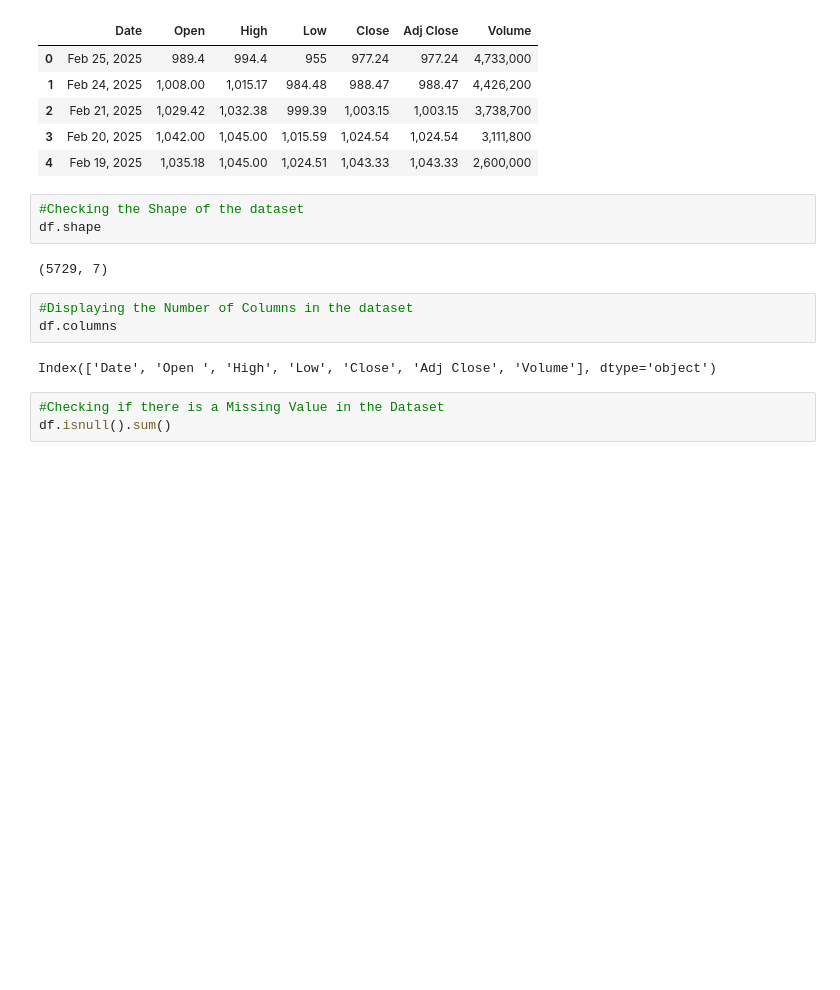
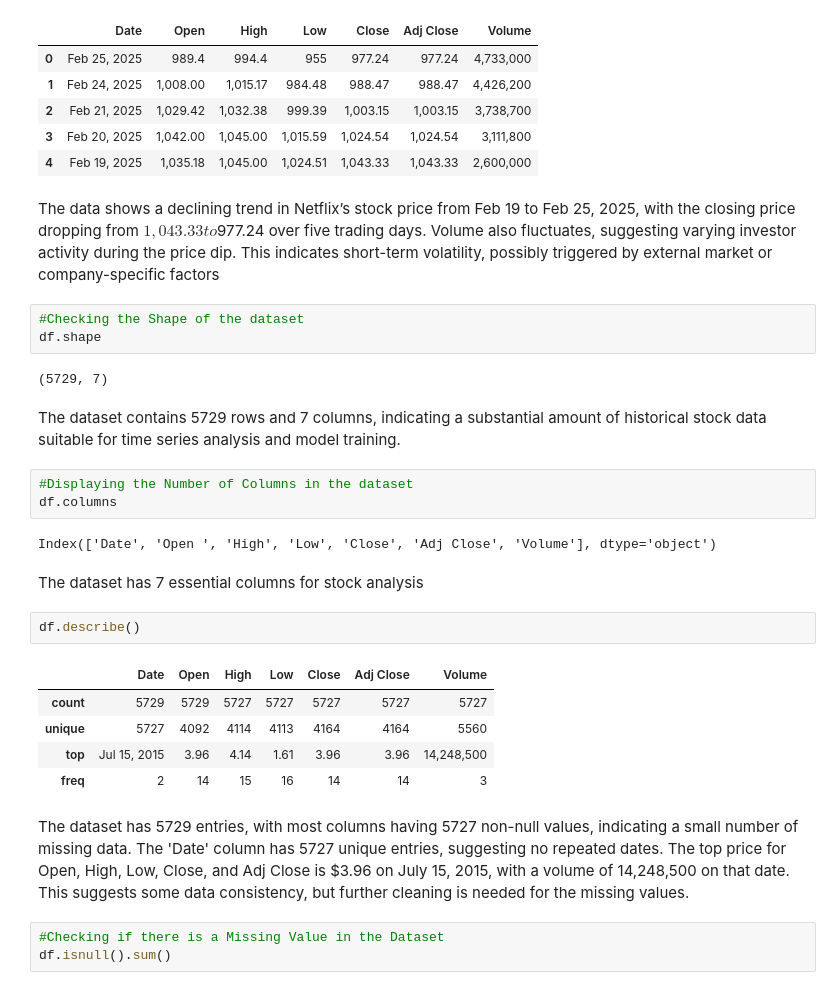
Before and after one commit to Ann-Tonina/Netflix-Stock-Price-Prediction, a Jupyter notebook: Stockprice.ipynb, the cells around one changed output. Cells and saved outputs as stored; diff of their text form; blank space fills up the shorter version.

Commit message:
Load and explore the dataset

```diff
--- a/Stockprice.ipynb
+++ b/Stockprice.ipynb
@@ -120,16 +122,32 @@ df.head()
 | 2 | Feb 21, 2025 | 1,029.42 | 1,032.38 | 999.39 | 1,003.15 | 1,003.15 | 3,738,700 |
 | 3 | Feb 20, 2025 | 1,042.00 | 1,045.00 | 1,015.59 | 1,024.54 | 1,024.54 | 3,111,800 |
 | 4 | Feb 19, 2025 | 1,035.18 | 1,045.00 | 1,024.51 | 1,043.33 | 1,043.33 | 2,600,000 |
+# %% [markdown]
+The data shows a declining trend in Netflix’s stock price from Feb 19 to Feb 25, 2025, with the closing price dropping from $1,043.33 to $977.24 over five trading days. Volume also fluctuates, suggesting varying investor activity during the price dip. This indicates short-term volatility, possibly triggered by external market or company-specific factors
 # %%
 #Checking the Shape of the dataset
 df.shape
 # %% [output]
 (5729, 7)
+# %% [markdown]
+The dataset contains 5729 rows and 7 columns, indicating a substantial amount of historical stock data suitable for time series analysis and model training.
 # %%
 #Displaying the Number of Columns in the dataset
 df.columns
 # %% [output]
 Index(['Date', 'Open ', 'High', 'Low', 'Close', 'Adj Close', 'Volume'], dtype='object')
+# %% [markdown]
+The dataset has 7 essential columns for stock analysis
+# %%
+df.describe()
+# %% [output]
+|  | Date | Open | High | Low | Close | Adj Close | Volume |
+| count | 5729 | 5729 | 5727 | 5727 | 5727 | 5727 | 5727 |
+| unique | 5727 | 4092 | 4114 | 4113 | 4164 | 4164 | 5560 |
+| top | Jul 15, 2015 | 3.96 | 4.14 | 1.61 | 3.96 | 3.96 | 14,248,500 |
+| freq | 2 | 14 | 15 | 16 | 14 | 14 | 3 |
+# %% [markdown]
+The dataset has 5729 entries, with most columns having 5727 non-null values, indicating a small number of missing data. The 'Date' column has 5727 unique entries, suggesting no repeated dates. The top price for Open, High, Low, Close, and Adj Close is $3.96 on July 15, 2015, with a volume of 14,248,500 on that date. This suggests some data consistency, but further cleaning is needed for the missing values.
 # %%
 #Checking if there is a Missing Value in the Dataset
 df.isnull().sum()
```
Also changed, not shown: parts of 5 cells of this notebook.
